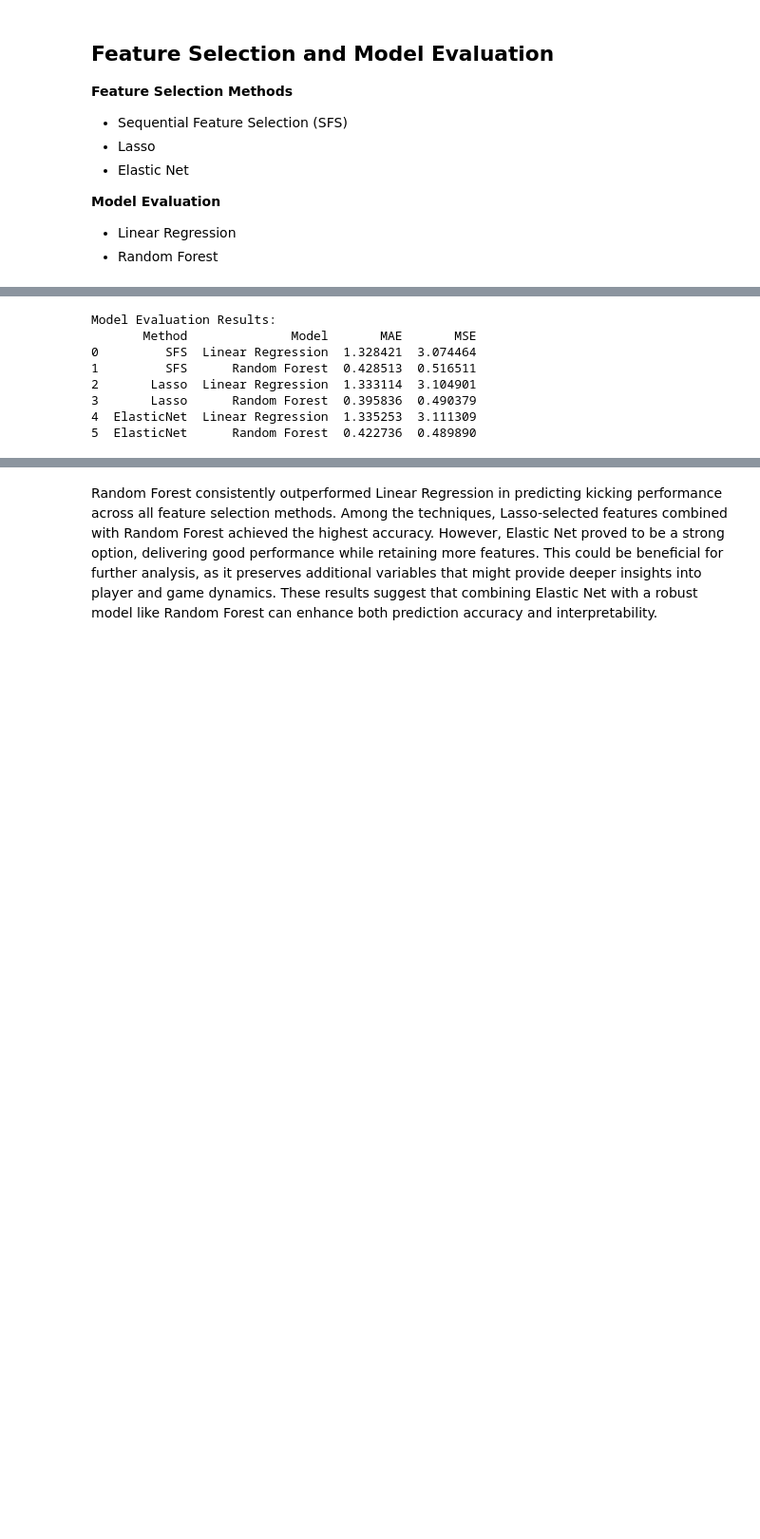
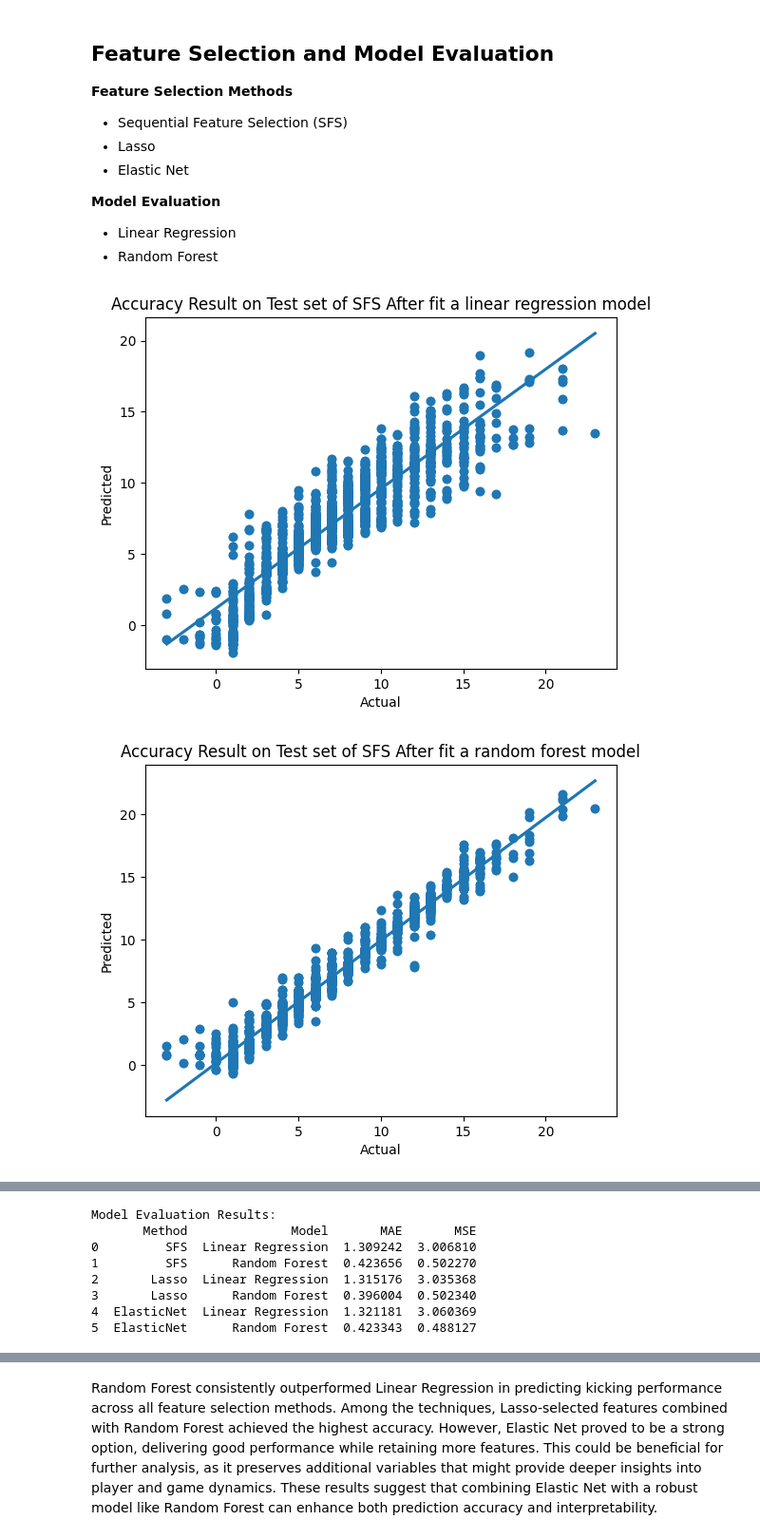
Before and after one commit to cse-6242-t134/nfl-fantasy-prediction-model, a Jupyter notebook: cp_fantasy_kicker_modeling_first_pass.ipynb, the cells around one changed output, grey strips where cells are left out. Shown: that part at 95% size. Saved outputs shown, nothing was run; the diff lists cells and outputs as text; code cells hidden in the pictures; blank space fills up the shorter version.

Commit message:
Added basic regression plot to visualize the models performance

```diff
--- a/cp_fantasy_kicker_modeling_first_pass.ipynb
+++ b/cp_fantasy_kicker_modeling_first_pass.ipynb
@@ -486,6 +479,9 @@ X_train, X_test, y_train, y_test = train_test_split(X, y, test_size=0.2, random_
 # Convert y_train and y_test to 1D arrays
 y_train = y_train.values.ravel()
 y_test = y_test.values.ravel()
+
+#Cast from type objet to float
+Y_test = y_test.astype('float64')
 
 # Standardize data for models that require it
 scaler = StandardScaler()
@@ -500,7 +496,7 @@ rf_model = RandomForestRegressor(random_state=42)
 def evaluate_model(model, X_train, X_test, y_train, y_test):
     model.fit(X_train, y_train)
     y_pred = model.predict(X_test)
-    return mean_absolute_error(y_test, y_pred),  mean_squared_error(y_test, y_pred)
+    return mean_absolute_error(y_test, y_pred),  mean_squared_error(y_test, y_pred), y_pred
 
 # Dictionary to store evaluation results
 results = {'Method': [], 'Model': [], 'MAE': [], 'MSE': []}
@@ -523,32 +519,50 @@ X_test_lasso = X_test[lasso_features]
 # Elastic Net for Feature Selection
 elastic_net_selector = ElasticNet(alpha=0.1, l1_ratio=0.5, random_state=42)
 elastic_net_selector.fit(X_train_scaled, y_train)
 elastic_net_features = [feature for feature, coef in zip(X.columns, elastic_net_selector.coef_) if coef != 0]
 X_train_enet = X_train[elastic_net_features]
 X_test_enet = X_test[elastic_net_features]
 
 # Evaluate models with each feature selection method
 for method, X_train_fs, X_test_fs in zip(
     ['SFS', 'Lasso', 'ElasticNet'],
     [X_train_sfs, X_train_lasso, X_train_enet],
     [X_test_sfs, X_test_lasso, X_test_enet]
 ):
     # Linear Regression
-    mae_linear, mse_linear = evaluate_model(linear_model, X_train_fs, X_test_fs, y_train, y_test)
+    mae_linear, mse_linear, y_pred1 = evaluate_model(linear_model, X_train_fs, X_test_fs, y_train, y_test)
     results['Method'].append(method)
     results['Model'].append('Linear Regression')
     results['MAE'].append(mae_linear)
     results['MSE'].append(mse_linear)
 
+    #LM Regrssion Plot:
+    plt.scatter(Y_test,y_pred1)
+    plt.xlabel('Actual')
+    plt.ylabel('Predicted')
+    plt.title('Accuracy Result on Test set of ' + method + ' After fit a linear regression model')
+    sns.regplot(x=Y_test,y=y_pred1,ci=None)
+    plt.show()
+
     # Random Forest
-    mae_rf, mse_rf = evaluate_model(rf_model, X_train_fs, X_test_fs, y_train, y_test)
+    mae_rf, mse_rf, y_pred2 = evaluate_model(rf_model, X_train_fs, X_test_fs, y_train, y_test)
     results['Method'].append(method)
     results['Model'].append('Random Forest')
     results['MAE'].append(mae_rf)
     results['MSE'].append(mse_rf)
 
+    #RF Regrssion Plot:
+    plt.scatter(Y_test,y_pred2)
+    plt.xlabel('Actual')
+    plt.ylabel('Predicted')
+    plt.title('Accuracy Result on Test set of ' + method + ' After fit a random forest model')
+    sns.regplot(x=Y_test,y=y_pred2,ci=None)
+    plt.show()
+
 # Display results
 results_df = pd.DataFrame(results)
 print("Model Evaluation Results:")
 print(results_df)
 # %% [output]
+[figure, added]
+[figure, added]
@@ -555,11 +573,11 @@ print(results_df)
 Model Evaluation Results:
        Method              Model       MAE       MSE
-0         SFS  Linear Regression  1.328421  3.074464
-1         SFS      Random Forest  0.428513  0.516511
-2       Lasso  Linear Regression  1.333114  3.104901
-3       Lasso      Random Forest  0.395836  0.490379
-4  ElasticNet  Linear Regression  1.335253  3.111309
-5  ElasticNet      Random Forest  0.422736  0.489890
+0         SFS  Linear Regression  1.309242  3.006810
+1         SFS      Random Forest  0.423656  0.502270
+2       Lasso  Linear Regression  1.315176  3.035368
+3       Lasso      Random Forest  0.396004  0.502340
+4  ElasticNet  Linear Regression  1.321181  3.060369
+5  ElasticNet      Random Forest  0.423343  0.488127
 # %%
 print("Selected Features (SFS):\n", sfs_features, "\n")
 print("Selected Features (Lasso):\n", lasso_features, "\n")
```
Also changed, not shown: parts of 7 cells of this notebook.
